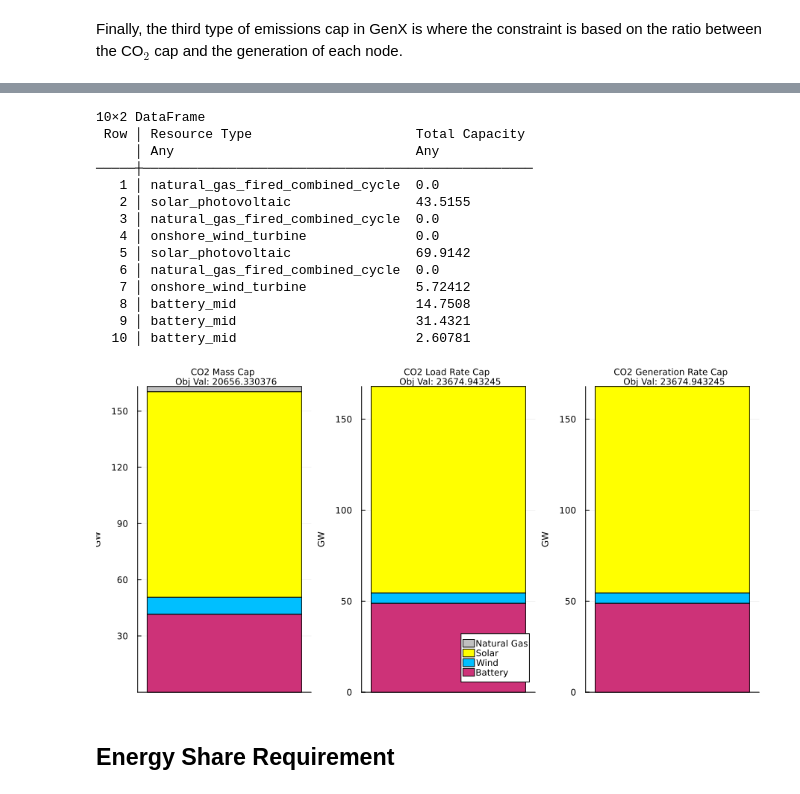
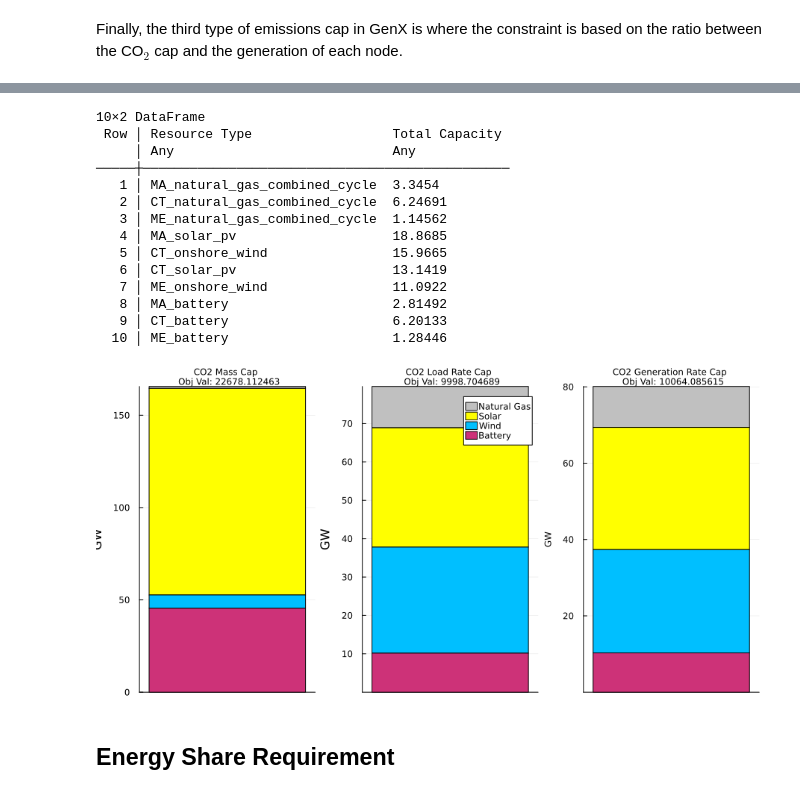
Before and after one commit to GenXProject/GenX-Tutorials, a Jupyter notebook: Tutorials/Tutorial_7_Setup.ipynb, the cells around one changed output, grey strips where cells are left out. Saved outputs shown, nothing was run; the diff lists cells and outputs as text; code cells hidden in the pictures.

```diff
--- a/Tutorials/Tutorial_7_Setup.ipynb
+++ b/Tutorials/Tutorial_7_Setup.ipynb
@@ -26,6 +28,8 @@ using DataFrames
 # %%
-case = joinpath("Example_Systems_Tutorials/SmallNewEngland/ThreeZones")
+case = joinpath("example_systems/1_three_zones")
+
 genx_settings = GenX.get_settings_path(case, "genx_settings.yml");
-setup = GenX.configure_settings(genx_settings)
+writeoutput_settings = GenX.get_settings_path(case, "output_settings.yml")
+setup = GenX.configure_settings(genx_settings,writeoutput_settings)
 # %% [output]
 Configuring Settings
@@ -208,5 +236,5 @@ Each element corresponds to the MW value of the node in the grid. In `ThreeZones
 # %%
-RT = inputs["dfGen"][:,:Resource_Type];
-DataFrame([RT totCap_base],["Resource Type","Total Capacity"])
+RT = inputs["RESOURCE_NAMES"];
+DataFrame([RT totCap_base],["Resource","Total Capacity"])
 # %% [output]
 10×2 DataFrame
@@ -299,7 +343,7 @@ Names registered in the model: cCO2Emissions_systemwide, cMaxCap, cMaxCapEnergy,
 # %%
 totCap2 = value.(EP2[:eTotalCap])
-totCapB2 = [totCap2[1] + totCap2[3] + totCap2[6], totCap2[2] + totCap2[5],
-    totCap2[4] + totCap2[7], totCap2[8] + totCap2[9] + totCap2[10]]
+totCapB2 = [totCap2[1] + totCap2[2] + totCap2[3], totCap2[4] + totCap2[6],
+    totCap2[5] + totCap2[7], totCap2[8] + totCap2[9] + totCap2[10]]
 
 DataFrame([RT totCap2],["Resource Type","Total Capacity"])
 # %% [output]
@@ -570,8 +682,8 @@ Names registered in the model: cCO2Emissions_systemwide, cMaxCap, cMaxCapEnergy,
 # %%
 totCap5 = value.(EP5[:eTotalCap])
 
-totCapB5 = [totCap5[1] + totCap5[3] + totCap5[6], totCap5[2] + totCap5[5],
-    totCap5[4] + totCap5[7], totCap5[8] + totCap5[9] + totCap5[10]]
+totCapB5 = [totCap5[1] + totCap5[2] + totCap5[3], totCap5[4] + totCap5[6],
+    totCap5[5] + totCap5[7], totCap5[8] + totCap5[9] + totCap5[10]]
 
 toPlot = [transpose(totCapB2);transpose(totCapB5)]
 
@@ -644,32 +775,32 @@ Names registered in the model: cCO2Emissions_systemwide, cMaxCap, cMaxCapEnergy,
 # %%
 totCap6 = value.(EP6[:eTotalCap])
 
-totCapB6 = [totCap6[1] + totCap6[3] + totCap6[6], totCap6[2] + totCap6[5],
-    totCap6[4] + totCap6[7], totCap6[8] + totCap6[9] + totCap6[10]]
+totCapB6 = [totCap6[1] + totCap6[2] + totCap6[3], totCap6[4] + totCap6[6],
+    totCap6[5] + totCap6[7], totCap6[8] + totCap6[9] + totCap6[10]]
 
 println(DataFrame([RT totCap6],["Resource Type","Total Capacity"]))
 println(" ")
 
 G6 = groupedbar(transpose(totCapB6), bar_position = :stack, bar_width=.7,size=(500,450), xticks=[ ],ylabel="GW",
         labels=["Natural Gas" "Solar" "Wind" "Battery"],legend=false,color=colors,
         title="CO2 Generation Rate Cap \n Obj Val: $(round(objective_value(EP6),digits=6))",ylabelfontsize=8)
 plot(G2,G5,G6,size=(900,450), titlefontsize=8,layout=(1,3),)
 # %% [output]
 10×2 DataFrame
- Row │ Resource Type                     Total Capacity
-     │ Any                               Any
-─────┼──────────────────────────────────────────────────
-   1 │ natural_gas_fired_combined_cycle  0.0
-   2 │ solar_photovoltaic                43.5155
-   3 │ natural_gas_fired_combined_cycle  0.0
-   4 │ onshore_wind_turbine              0.0
-   5 │ solar_photovoltaic                69.9142
-   6 │ natural_gas_fired_combined_cycle  0.0
-   7 │ onshore_wind_turbine              5.72412
-   8 │ battery_mid                       14.7508
-   9 │ battery_mid                       31.4321
-  10 │ battery_mid                       2.60781
+ Row │ Resource Type                  Total Capacity
+     │ Any                            Any
+─────┼───────────────────────────────────────────────
+   1 │ MA_natural_gas_combined_cycle  3.3454
+   2 │ CT_natural_gas_combined_cycle  6.24691
+   3 │ ME_natural_gas_combined_cycle  1.14562
+   4 │ MA_solar_pv                    18.8685
+   5 │ CT_onshore_wind                15.9665
+   6 │ CT_solar_pv                    13.1419
+   7 │ ME_onshore_wind                11.0922
+   8 │ MA_battery                     2.81492
+   9 │ CT_battery                     6.20133
+  10 │ ME_battery                     1.28446
-[figure, old version]
+[figure, new version]
 # %% [markdown]
 ## Energy Share Requirement <a id="ESR"></a>
 # %% [markdown]
```
Also changed, not shown: parts of 50 cells of this notebook, 14 other files.
